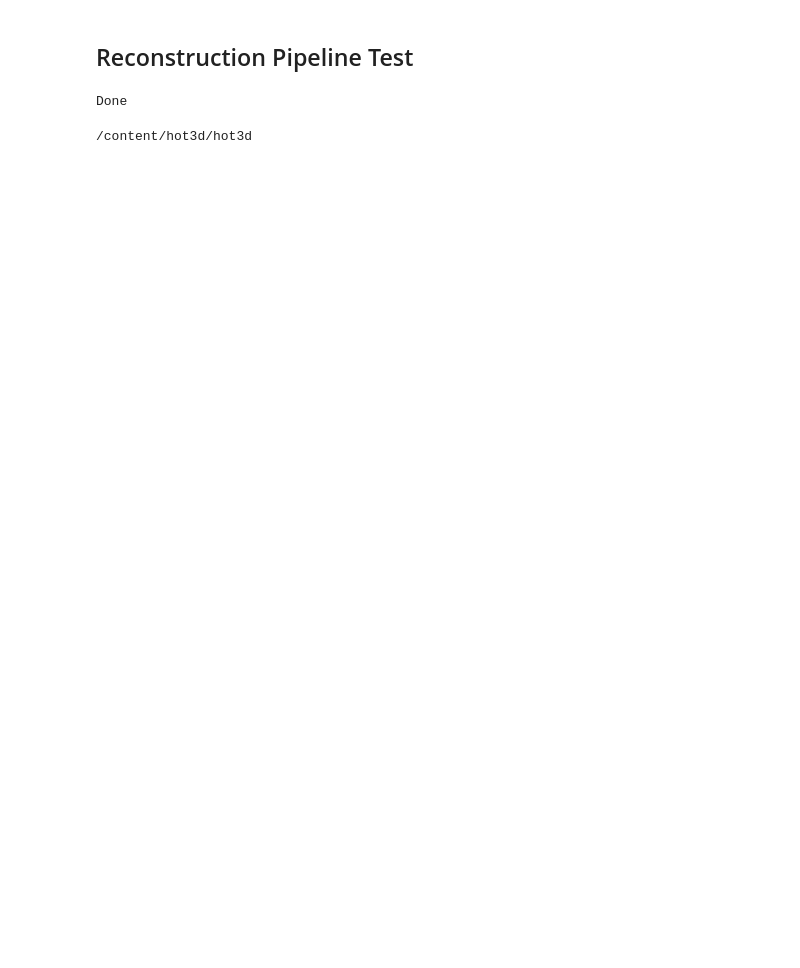
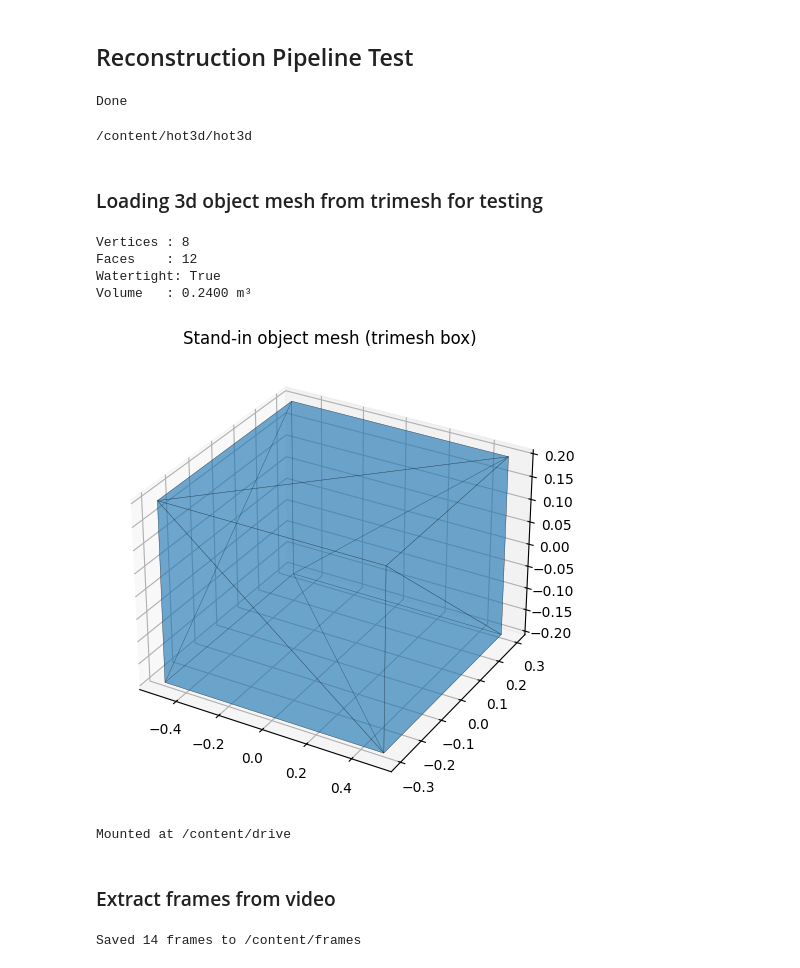
Before and after one commit to manny-serrano/TrueRender, a Jupyter notebook: notebooks/reconstruction.ipynb, the cells around one changed output. Drawn from its saved outputs; the diff is of its cells as text; code cells hidden in the pictures; blank space fills up the shorter version.

```diff
--- a/notebooks/reconstruction.ipynb
+++ b/notebooks/reconstruction.ipynb
@@ -14,3 +14,58 @@ Done
 !pip install -q projectaria_tools torch requests
 # %% [output]
 /content/hot3d/hot3d
+# %% [markdown]
+### Loading 3d object mesh from trimesh for testing
+# %%
+# Cell 3 — Verify mesh I/O with trimesh (no download required)
+!pip install -q trimesh
+
+import trimesh
+import numpy as np
+import matplotlib.pyplot as plt
+from mpl_toolkits.mplot3d.art3d import Poly3DCollection
+
+mesh = trimesh.creation.box(extents=[1.0, 0.6, 0.4])
+
+print(f"Vertices : {len(mesh.vertices)}")
+print(f"Faces    : {len(mesh.faces)}")
+print(f"Watertight: {mesh.is_watertight}")
+print(f"Volume   : {mesh.volume:.4f} m³")
+
+fig = plt.figure(figsize=(6, 5))
+ax = fig.add_subplot(111, projection='3d')
+poly = Poly3DCollection(mesh.vertices[mesh.faces], alpha=0.4, edgecolor='k', linewidth=0.3)
+ax.add_collection3d(poly)
+ax.auto_scale_xyz(*[[mesh.bounds[0][i], mesh.bounds[1][i]] for i in range(3)])
+ax.set_title("Stand-in object mesh (trimesh box)")
+plt.tight_layout()
+plt.show()
+# %% [output]
+Vertices : 8
+Faces    : 12
+Watertight: True
+Volume   : 0.2400 m³
+[figure, added]
+# %%
+# Cell 4 — Mount Google Drive
+from google.colab import drive
+drive.mount('/content/drive')
+# %% [output]
+Mounted at /content/drive
+# %% [markdown]
+### Extract frames from video
+# %%
+# Cell 5 — Extract frames directly with ffmpeg (no conversion needed)
+import os
+
+video_path = "/content/drive/MyDrive/hydroflaskgreen.MOV"
+output_dir = "/content/frames"
+os.makedirs(output_dir, exist_ok=True)
+
+# Extract 1 frame per second directly from .mov
+!ffmpeg -i "{video_path}" -vf fps=1 "{output_dir}/frame_%05d.jpg" -y -loglevel error
+
+saved = len(os.listdir(output_dir))
+print(f"Saved {saved} frames to {output_dir}")
+# %% [output]
+Saved 14 frames to /content/frames
```
Also changed, not shown: parts of 6 cells of this notebook.
